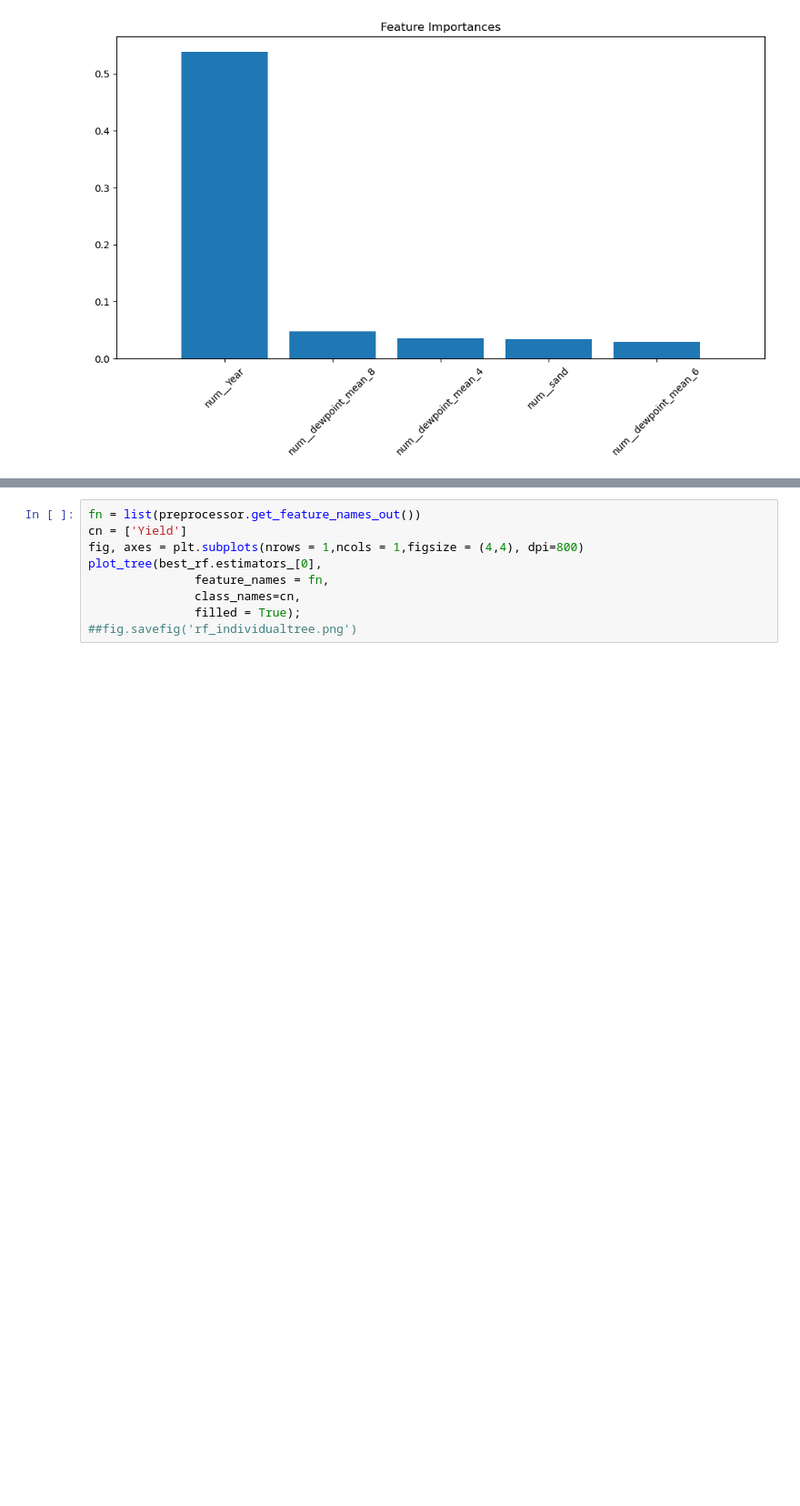
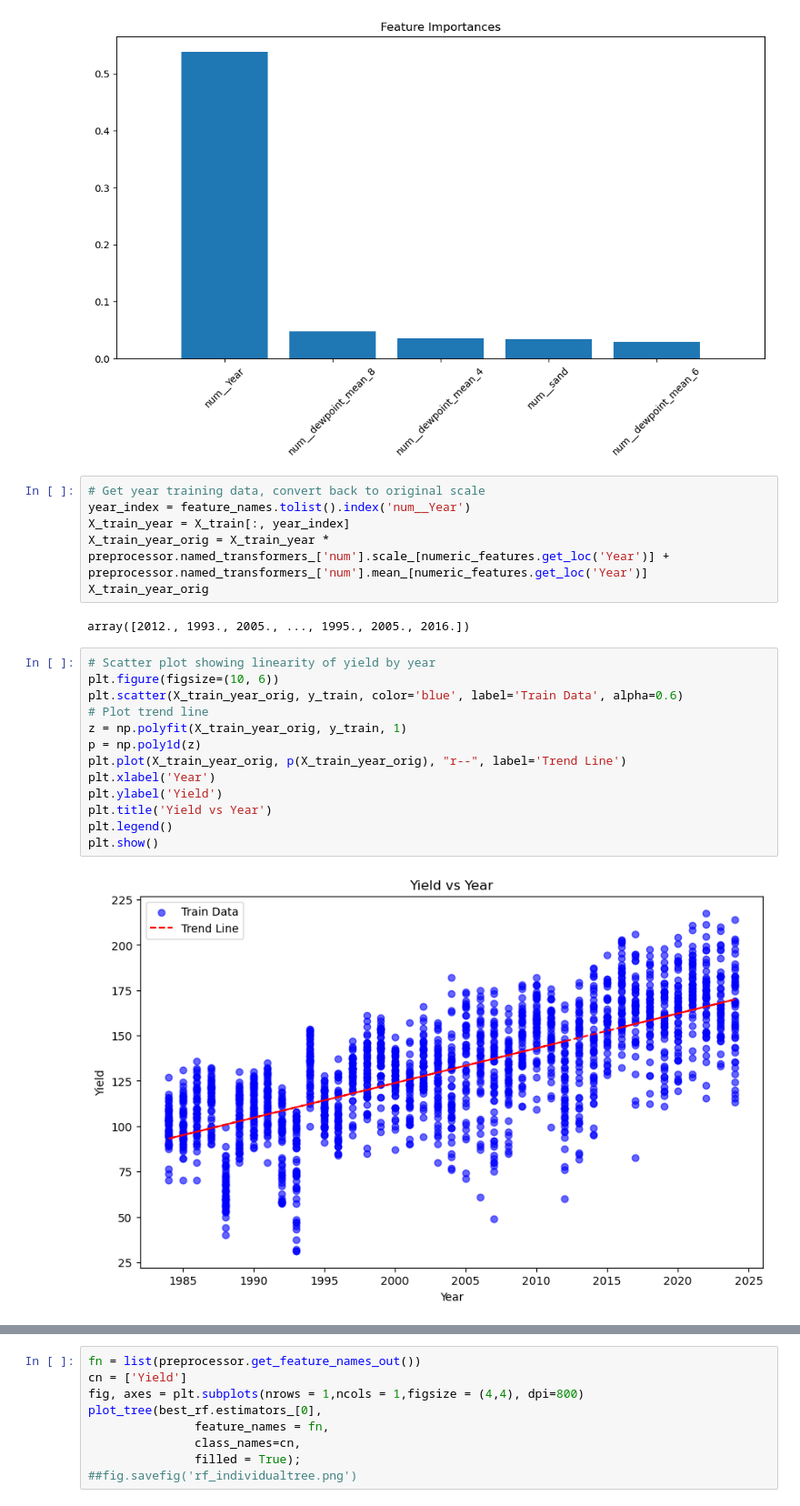
Before and after one commit to cchen744/CornYield_NN, a Jupyter notebook: RandomForest.ipynb, the cells around one changed output, grey strips where cells are left out. Shown at 91% size. Drawn from its saved outputs; the diff is of its cells as text; blank space fills up the shorter version.

Commit message:
Added training metrics and plots

```diff
--- a/RandomForest.ipynb
+++ b/RandomForest.ipynb
@@ -217,6 +224,29 @@ plt.xlim([-1, 5])
 plt.show()
 # %% [output]
 [figure]
+# %%
+# Get year training data, convert back to original scale
+year_index = feature_names.tolist().index('num__Year')
+X_train_year = X_train[:, year_index]
+X_train_year_orig = X_train_year * preprocessor.named_transformers_['num'].scale_[numeric_features.get_loc('Year')] + preprocessor.named_transformers_['num'].mean_[numeric_features.get_loc('Year')]
+X_train_year_orig
+# %% [output]
+array([2012., 1993., 2005., ..., 1995., 2005., 2016.])
+# %%
+# Scatter plot showing linearity of yield by year
+plt.figure(figsize=(10, 6))
+plt.scatter(X_train_year_orig, y_train, color='blue', label='Train Data', alpha=0.6)
+# Plot trend line
+z = np.polyfit(X_train_year_orig, y_train, 1)
+p = np.poly1d(z)
+plt.plot(X_train_year_orig, p(X_train_year_orig), "r--", label='Trend Line')
+plt.xlabel('Year')
+plt.ylabel('Yield')
+plt.title('Yield vs Year')
+plt.legend()
+plt.show()
+# %% [output]
+[figure, added]
 # %%
 ## Preprocessing
 df = pd.read_csv('wide_data.csv')
```
Also changed, not shown: parts of 3 cells of this notebook.
